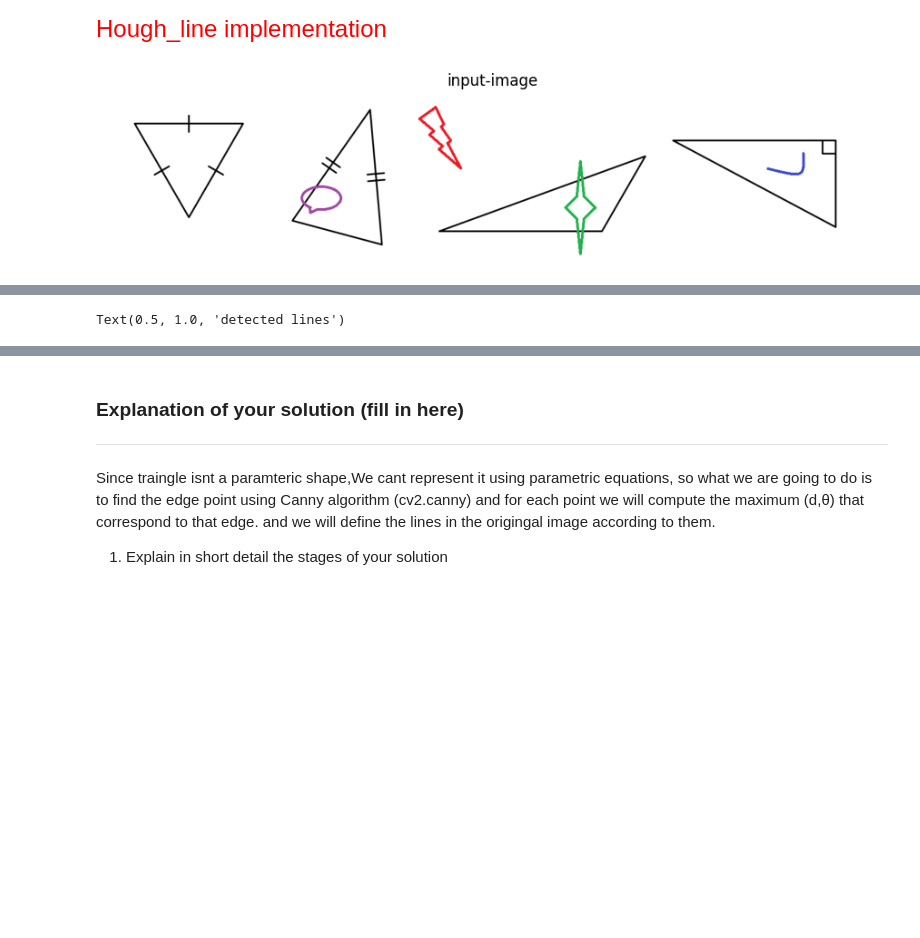
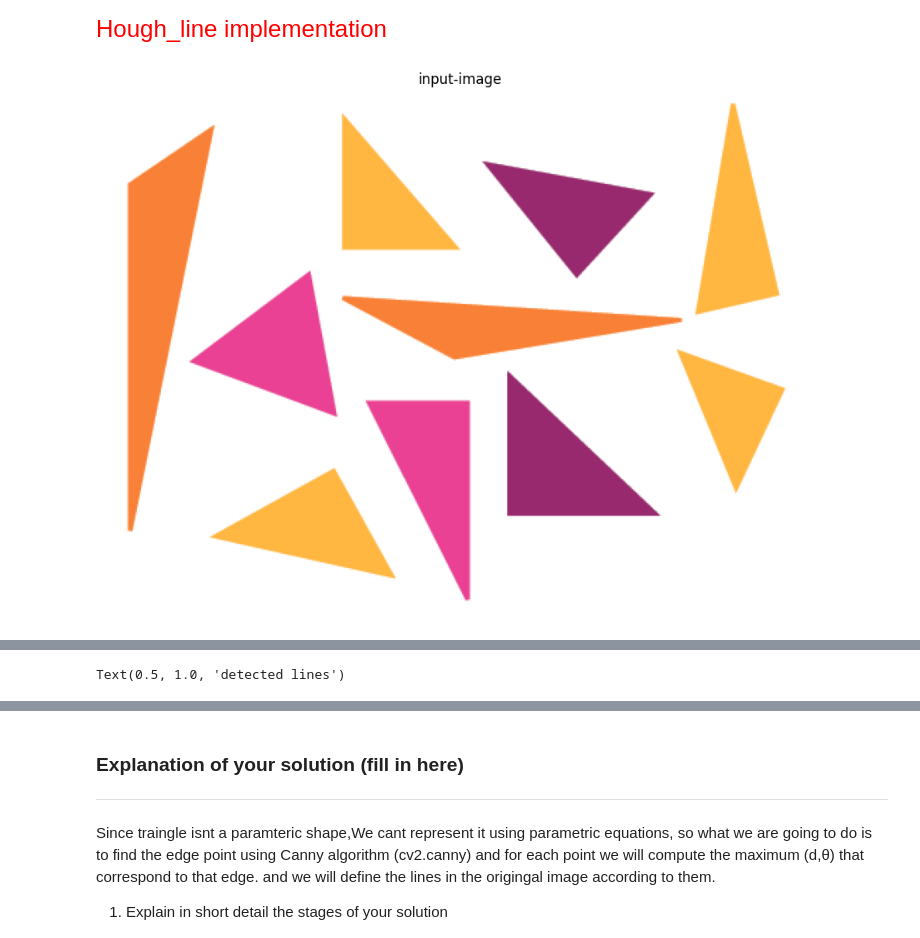
Before and after one commit to aseel1/Computer_Vision, a Jupyter notebook: CV_ex1.ipynb, the cells around one changed output, grey strips where cells are left out. Cells and saved outputs as stored; diff of their text form; code cells hidden in the pictures; blank space fills up the shorter version.

Commit message:
IN this main the sliding window works with : (face recogintion alike)

```diff
--- a/CV_ex1.ipynb
+++ b/CV_ex1.ipynb
@@ -648,3 +598,17 @@ def is_triangle(edges, p1, p2, p3):
+# %%
+from sklearn.cluster import DBSCAN
+
+
+def cluster_lines(lines):
+    if not lines:
+        return []
+
+    lines_array = np.array(lines)
+    clustering = DBSCAN(eps=10, min_samples=1).fit(lines_array)
+    unique_labels = set(clustering.labels_)
+    clustered_lines = [lines_array[clustering.labels_ == label].mean(axis=0) for label in unique_labels]
+
+    return clustered_lines
 # %%
 from sklearn.cluster import DBSCAN
 
@@ -704,7 +660,7 @@ def sliding_window_hough_transform(image, window_size, step_size):
 
     return results
 # %%
-image = cv2.imread('four_triangles_example.png')
+image = cv2.imread('group_sketch/what_is_a_triangle.png')
 image = cv2.cvtColor(image, cv2.COLOR_BGR2RGB)  # Add this line
 image_height, image_width = image.shape[:2]
 plt.figure(figsize=(11,11),dpi=100) #####################################################
@@ -719,67 +675,68 @@ edge_map = cv2.normalize(edge_map, None, alpha=0, beta=255, norm_type=cv2.NORM_M
 plt.figure(figsize=(11,11),dpi=100) #####################################################
 plt.imshow(edge_map, cmap='gray')
 plt.title('edge map')
 plt.axis('off')
 plt.show()  # Add this line to display the edge map
 
-accumulator, thetas, possible_distances = hough_line(edge_map)
+# accumulator, thetas, possible_distances = hough_line(edge_map)
 
-#? Define the threshold for a peak
-threshold = 135
-#? Use the find_lines function to find the peaks in the accumulator
-peaks = find_lines(accumulator, threshold)
+# #? Define the threshold for a peak
+# threshold = 135
+# #? Use the find_lines function to find the peaks in the accumulator
+# peaks = find_lines(accumulator, threshold)
 
-# Each row in peaks is the (y, x) coordinates of a peak in the accumulator
-#? To find the corresponding (rho, theta) parameters for each peak, use the rhos and thetas arrays
-lines = [(possible_distances[i], thetas[j]) for i, j in peaks]
+# # Each row in peaks is the (y, x) coordinates of a peak in the accumulator
+# #? To find the corresponding (rho, theta) parameters for each peak, use the rhos and thetas arrays
+# lines = [(possible_distances[i], thetas[j]) for i, j in peaks]
 
-if lines:
-    lines_array = np.array(lines)
-    clustering = DBSCAN(eps=5, min_samples=1).fit(lines_array)
-    unique_labels = set(clustering.labels_)
+# if lines:
+#     lines_array = np.array(lines)
+#     clustering = DBSCAN(eps=5, min_samples=1).fit(lines_array)
+#     unique_labels = set(clustering.labels_)
 
-    lines = [lines_array[clustering.labels_ == label].mean(axis=0) for label in unique_labels]
-    lines_rho_theta_idx_array = np.array(peaks)
-    clustered_lines_idx = [lines_rho_theta_idx_array[clustering.labels_ == label][0] for label in unique_labels]
-else:
-    lines = []
-    clustered_lines_idx = []
+#     lines = [lines_array[clustering.labels_ == label].mean(axis=0) for label in unique_labels]
+#     lines_rho_theta_idx_array = np.array(peaks)
+#     clustered_lines_idx = [lines_rho_theta_idx_array[clustering.labels_ == label][0] for label in unique_labels]
+# else:
+#     lines = []
+#     clustered_lines_idx = []
 
 # lines=filter_lines_with_edge_map(lines,edge_map,0.011)
-print(lines)
+# print(lines)
 copy_image=image.copy()
 
-draw_lines(copy_image,lines)
+# draw_lines(copy_image,lines)
 
 
 
 
-# results = sliding_window_hough_transform(image,200, 300)
-# # Iterate over the results
+results = sliding_window_hough_transform(image,200, 100, 100)
+# Iterate over the results
+
+line_counts = []
+
+copy_image=image.copy()
+for x, y, lines , intersections in results:
+    # Draw the lines
+
+     _, line_count=draw_lines(copy_image, lines)
+     line_counts.append(line_count)
+
+    # draw_intersections(copy_image,intersections)
+total_lines = sum(line_counts)
+print(f"Total lines drawn: {total_lines}")
+# Convert copy_image to grayscale
 
 
-# copy_image=image.copy()
-# for x, y, lines, triangles , intersections in results:
-#     # Draw the lines
-#     draw_lines(copy_image, lines)
-
-#     draw_intersections(copy_image,intersections)
-
-# # Convert copy_image to grayscale
-# copy_image_gray = cv2.cvtColor(copy_image, cv2.COLOR_RGB2GRAY)
-
-# result = cv2.bitwise_and(copy_image_gray, edge_map)
-# result_rgb = cv2.cvtColor(result, cv2.COLOR_GRAY2RGB)
-
 # Invert the colors of the image
-# inverted_image = 255 - copy_image
+inverted_image = 255 - copy_image
 
 
 plt.imshow(copy_image)
 plt.title('detected lines')
 
 
 # #?! plot peaks with square.  (need fixing)
 # plot_peaks(accumulator,peaks)
 # %% [output]
-[figure, old version]
+[figure, new version]
```
Also changed, not shown: parts of 7 cells of this notebook.
